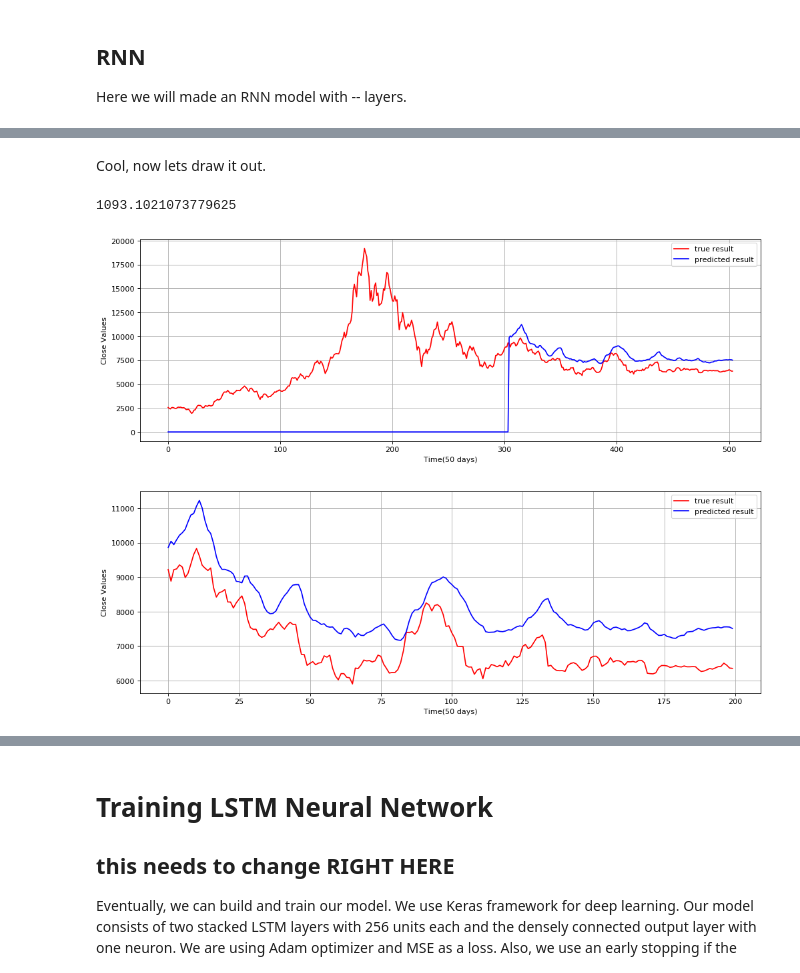
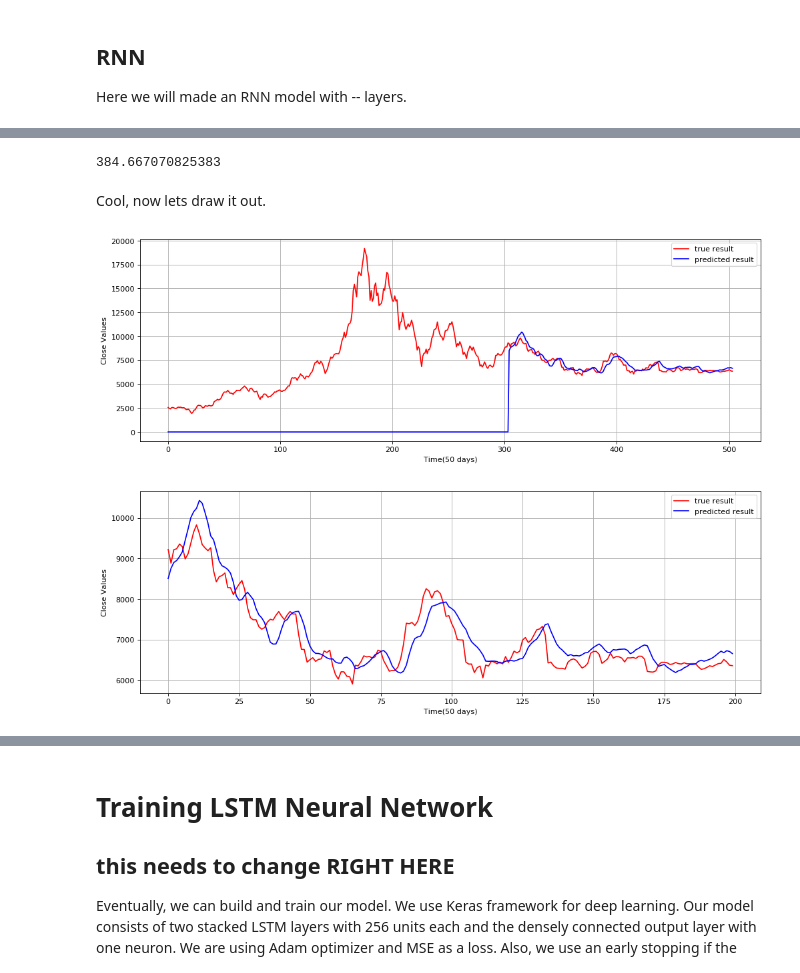
Before and after one commit to danjpark/bitcoin-machinelearning, a Jupyter notebook: BTC_Machine_Learning.ipynb, the cells around one changed output, grey strips where cells are left out. Drawn from its saved outputs; the diff is of its cells as text; code cells hidden in the pictures.

```diff
--- a/BTC_Machine_Learning.ipynb
+++ b/BTC_Machine_Learning.ipynb
@@ -356,6 +356,10 @@ Here we will made an RNN model with -- layers.
 # %%
 from keras.models import Sequential
 from keras.layers import Dense, SimpleRNN, Dropout,Flatten
+
+
+np.random.seed(215)
+
 
 regressor = Sequential()
 
@@ -367,7 +371,7 @@ regressor.add(SimpleRNN(128,
 regressor.add(Dropout(0.25))
 
 # #second RNN layer
-# regressor.add(SimpleRNN(256,
+# regressor.add(SimpleRNN(128,
 #                         activation="relu",
 #                         return_sequences=True))
 # regressor.add(Dropout(0.25))
@@ -402,6 +406,6 @@ regressor.compile(optimizer="adam",
 regressor.fit(x_train,
               y_train,
               epochs=20,
-              batch_size=32)
+              batch_size=64)
 # %% [output]
 Epoch 1/20
@@ -452,21 +456,21 @@ for i in range(timestep, inputs.shape[0]):
 x_test=np.array(x_test)
 x_test=x_test.reshape(x_test.shape[0],x_test.shape[1],1)
 
-predicted_data = regressor.predict(x_test)
-predicted_data = scaler.inverse_transform(predicted_data)
+predicted_data_rnn = regressor.predict(x_test)
+predicted_data_rnn = scaler.inverse_transform(predicted_data_rnn)
 
 data_test=np.array(close_test)
 data_test=data_test.reshape(len(data_test),1)
 
 full_data = np.append(Daily_Price[:-KING_GEORGE].values, data_test)
-full_predicted = np.append(np.empty(Daily_Price.shape[0]-KING_GEORGE), predicted_data)
+full_predicted = np.append(np.empty(Daily_Price.shape[0]-KING_GEORGE), predicted_data_rnn)
+# %%
+#MSE
+np.sqrt(((predicted_data_rnn - data_test) ** 2).mean())
+# %% [output]
+384.667070825383
 # %% [markdown]
 Cool, now lets draw it out.
-# %%
-#MSE
-np.sqrt(((predicted_data - data_test) ** 2).mean())
-# %% [output]
-1093.1021073779625
 # %%
 plt.figure(
     figsize=(15,5),
@@ -481,19 +485,19 @@ plt.ylabel("Close Values")
 plt.grid(True)
 plt.show()
 # %% [output]
-[figure, old version]
+[figure, new version]
 # %%
 plt.figure(
     figsize=(15,5),
            dpi=80,
            facecolor='w')
 #            edgecolor='k')
 plt.plot(data_test,color="r",label="true result")
-plt.plot(predicted_data,color="b",label="predicted result")
+plt.plot(predicted_data_rnn,color="b",label="predicted result")
 plt.legend()
 plt.xlabel("Time(50 days)")
 plt.ylabel("Close Values")
 plt.grid(True)
 plt.show()
 # %% [output]
-[figure, old version]
+[figure, new version]
```
Also changed, not shown: parts of 15 cells of this notebook.
